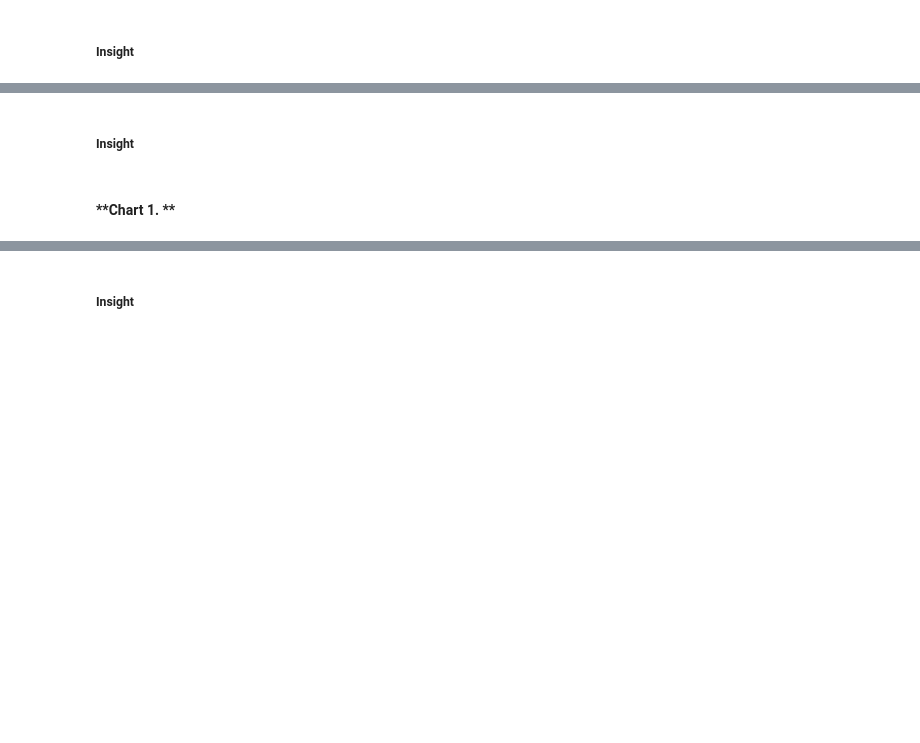
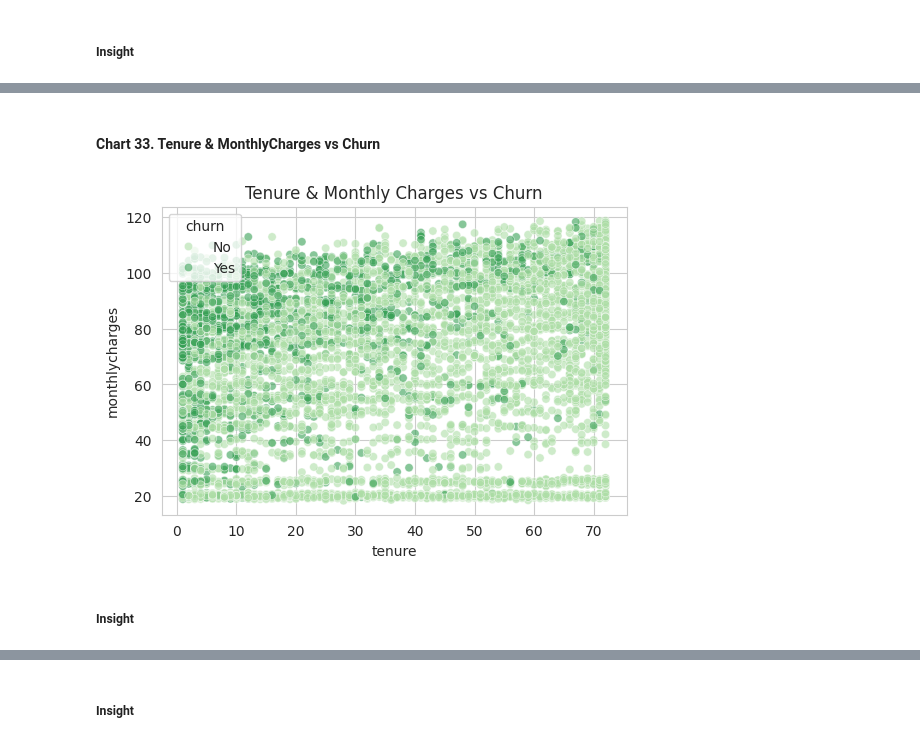
Before and after one commit to Sagarjain93/Machine-Learning-Portfolio, a Jupyter notebook: 03_ML_Practice/Customer_Churn_In_Telecom/Customer_Churn_Telecom.ipynb, the cells around one changed output, grey strips where cells are left out. Saved outputs shown, nothing was run; the diff lists cells and outputs as text; code cells hidden in the pictures; blank space fills up the shorter version.

```diff
--- a/03_ML_Practice/Customer_Churn_In_Telecom/Customer_Churn_Telecom.ipynb
+++ b/03_ML_Practice/Customer_Churn_In_Telecom/Customer_Churn_Telecom.ipynb
@@ -1355,4 +1425,19 @@ Retention improves with:
+# %% [markdown]
+#### **Chart 33.  Tenure & MonthlyCharges vs Churn**
+# %%
+# Chart No. 33 – Tenure & Monthly Charges vs Churn
+
+plt.figure(figsize=(6,4))
+sns.scatterplot(x='tenure',
+                y='monthlycharges',
+                hue='churn',
+                data=df,
+                palette='Greens',
+                alpha=0.6)
+
+plt.title("Tenure & Monthly Charges vs Churn")
+plt.show()
+# %% [output]
+[figure, added]
 # %% [markdown]
 ##### **Insight**
-# %% [markdown]
-#### **Chart 1.  **
```
Also changed, not shown: parts of 43 cells of this notebook.
